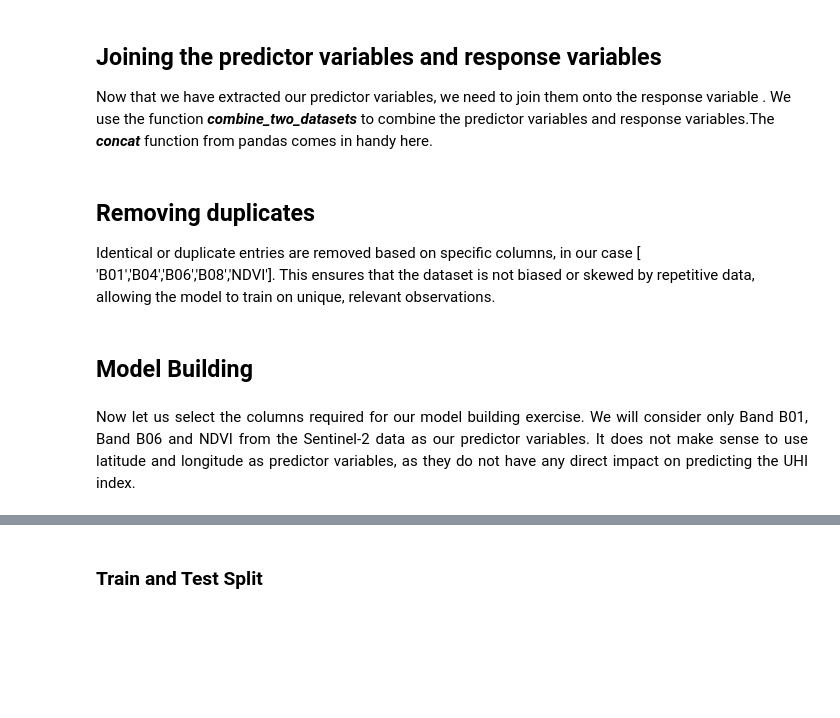
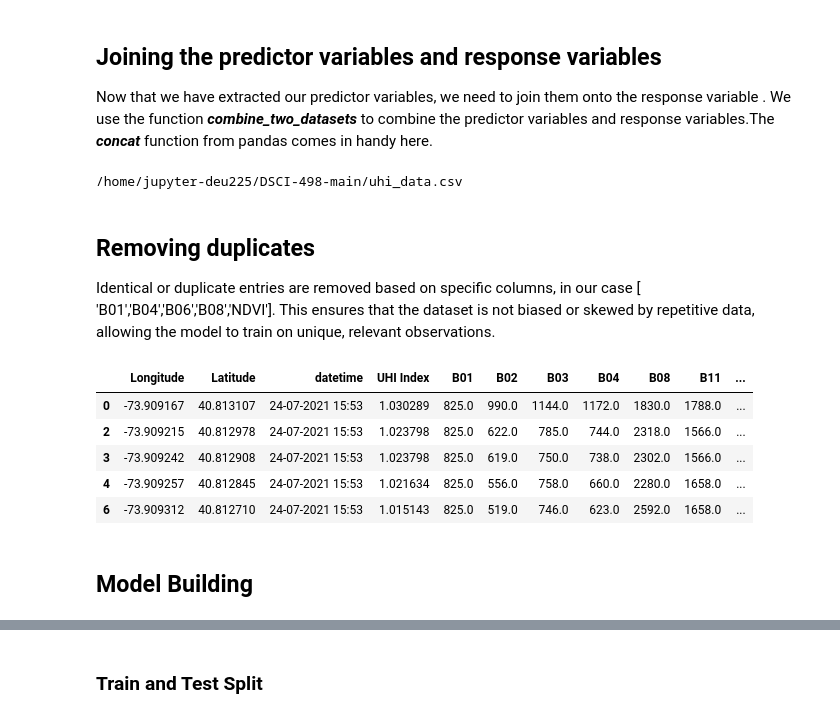
Before and after one commit to DerrickUm/DSCI-498, a Jupyter notebook: main_submission.ipynb, the cells around one changed output, grey strips where cells are left out. Saved outputs shown, nothing was run; the diff lists cells and outputs as text; code cells hidden in the pictures; blank space fills up the shorter version.

```diff
--- a/main_submission.ipynb
+++ b/main_submission.ipynb
@@ -216,0 +155,21 @@ Instead of a single point data extraction, participants might explore the approa
+# %%
+csv_path = "Dataset/Training_data_uhi_index_2025-02-18.csv"
+
+sentinel_df = map_raster_to_coords(
+    "Sentinel_Data.tiff",
+    csv_path,
+    selected_bands = [1,2,3,4,5,6,7],
+    band_names     = ["B01","B02","B03","B04","B08","B11","B12"]
+)
+
+thermal_df = map_raster_to_coords(
+    "Landsat_Thermal.tiff",
+    csv_path,
+    # We only have one band in this TIFF, so pick index 0 (first band)
+    selected_bands = [0],
+    # And call it “lwir11”
+    band_names     = ["lwir11"]
+)
+
+print(sentinel_df.head())
+print(thermal_df.head())
@@ -279,8 +194,9 @@ final_data.head()
 # %%
 # Calculate NDVI (Normalized Difference Vegetation Index) and handle division by zero by replacing infinities with NaN.
 # See the Sentinel-2 sample notebook for more information about the NDVI index
-final_data['NDVI'] = (final_data['B08'] - final_data['B04']) / (final_data['B08'] + final_data['B04'])
-final_data['NDVI'] = final_data['NDVI'].replace([np.inf, -np.inf], np.nan)
+
+sentinel_df, idx_dict = bi.compute_indices(sentinel_df)
+sentinel_df = bi.classify_water_two_step(sentinel_df, thresh_nsh=0, thresh_sh=0, col_name="is_water")
 # %% [markdown]
 ## Joining the predictor variables and response variables
 Now that we have extracted our predictor variables, we need to join them onto the response variable . We use the function <i><b>combine_two_datasets</b></i> to combine the predictor variables and response variables.The <i><b>concat</b></i> function from pandas comes in handy here.
@@ -303,16 +215,39 @@ uhi_data.head()
+# %%
+# Combining ground data and final data into a single dataset.
+final_data = combine_two_datasets(sentinel_df, thermal_df)
+uhi_data = combine_two_datasets(ground_df,final_data)
+uhi_data.head()
+# Save the combined UHI DataFrame to CSV and provide a download link
+try:
+    uhi_data.to_csv('uhi_data.csv', index=False)
+    from IPython.display import FileLink, display
+    display(FileLink('uhi_data.csv'))
+except NameError:
+    print("Error: 'uhi_data' not found. Please run the cell that combines `ground_df` and `final_data` first.")
+# %% [output]
+/home/jupyter-deu225/DSCI-498-main/uhi_data.csv
 # %% [markdown]
 ## Removing duplicates
 Identical or duplicate entries are removed based on specific columns, in our case [ 'B01','B04','B06','B08','NDVI']. This ensures that the dataset is not biased or skewed by repetitive data, allowing the model to train on unique, relevant observations.
 # %%
 # Remove duplicate rows from the DataFrame based on specified columns and keep the first occurrence
-columns_to_check = ['B01','B04','B06','B08','NDVI']
+columns_to_check = ["B01", "B02", "B03", "B04", "B08",
+        "B11", "B12", "ARVI", "ABEI",
+        "AWEI_nsh", "AWEI_sh", "lwir11"]
 for col in columns_to_check:
     # Check if the value is a numpy array and has more than one dimension
     uhi_data[col] = uhi_data[col].apply(lambda x: tuple(x) if isinstance(x, np.ndarray) and x.ndim > 0 else x)
 
 # Now remove duplicates
 uhi_data = uhi_data.drop_duplicates(subset=columns_to_check, keep='first')
 uhi_data.head()
+# %% [output]
+|  | Longitude | Latitude | datetime | UHI Index | B01 | B02 | B03 | B04 | B08 | B11 | ... |
+| 0 | -73.909167 | 40.813107 | 24-07-2021 15:53 | 1.030289 | 825.0 | 990.0 | 1144.0 | 1172.0 | 1830.0 | 1788.0 | ... |
+| 2 | -73.909215 | 40.812978 | 24-07-2021 15:53 | 1.023798 | 825.0 | 622.0 | 785.0 | 744.0 | 2318.0 | 1566.0 | ... |
+| 3 | -73.909242 | 40.812908 | 24-07-2021 15:53 | 1.023798 | 825.0 | 619.0 | 750.0 | 738.0 | 2302.0 | 1566.0 | ... |
+| 4 | -73.909257 | 40.812845 | 24-07-2021 15:53 | 1.021634 | 825.0 | 556.0 | 758.0 | 660.0 | 2280.0 | 1658.0 | ... |
+| 6 | -73.909312 | 40.812710 | 24-07-2021 15:53 | 1.015143 | 825.0 | 519.0 | 746.0 | 623.0 | 2592.0 | 1658.0 | ... |
 # %%
 # Resetting the index of the dataset
 uhi_data=uhi_data.reset_index(drop=True)
@@ -319,4 +266,2 @@ uhi_data=uhi_data.reset_index(drop=True)
 # %% [markdown]
 ## Model Building
-# %% [markdown]
-<p align="justify"> Now let us select the columns required for our model building exercise. We will consider only Band B01, Band B06 and NDVI from the Sentinel-2 data as our predictor variables. It does not make sense to use latitude and longitude as predictor variables, as they do not have any direct impact on predicting the UHI index.</p>
```
Also changed, not shown: parts of 66 cells of this notebook, 5 other files.
